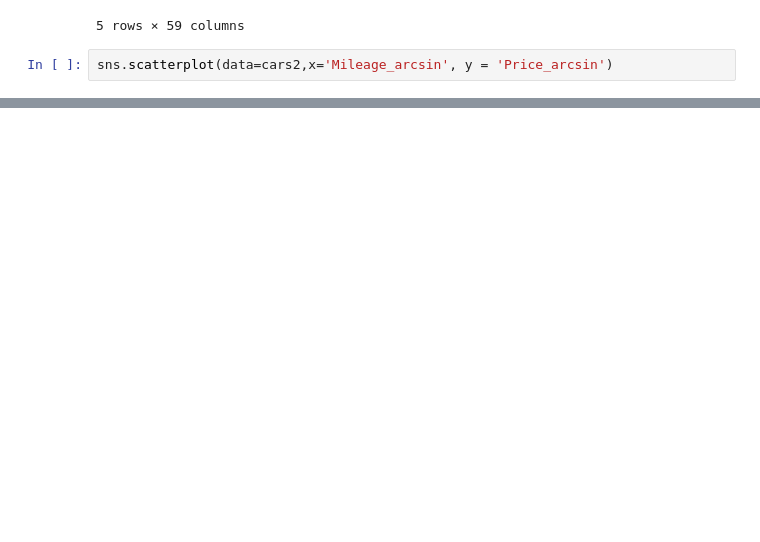
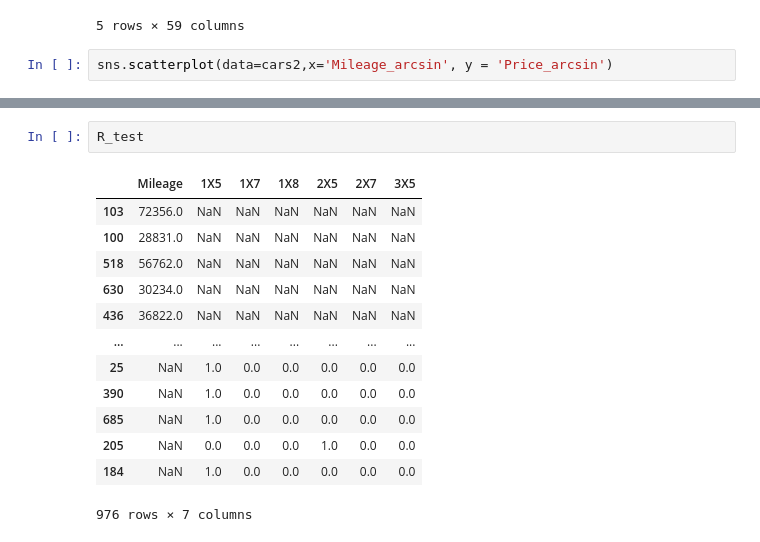
Before and after one commit to borayd3/labs, a Jupyter notebook: 04_hedonic_pricing/04_hedonic_pricing.ipynb, the cells around one changed output, grey strips where cells are left out. Saved outputs shown, nothing was run; the diff lists cells and outputs as text; blank space fills up the shorter version.

```diff
--- a/04_hedonic_pricing/04_hedonic_pricing.ipynb
+++ b/04_hedonic_pricing/04_hedonic_pricing.ipynb
@@ -221,0 +202,16 @@ ValueError: Found input variables with inconsistent numbers of samples: [1, 780]
+# %%
+R_test
+# %% [output]
+|  | Mileage | 1X5 | 1X7 | 1X8 | 2X5 | 2X7 | 3X5 |
+| 103 | 72356.0 | NaN | NaN | NaN | NaN | NaN | NaN |
+| 100 | 28831.0 | NaN | NaN | NaN | NaN | NaN | NaN |
+| 518 | 56762.0 | NaN | NaN | NaN | NaN | NaN | NaN |
+| 630 | 30234.0 | NaN | NaN | NaN | NaN | NaN | NaN |
+| 436 | 36822.0 | NaN | NaN | NaN | NaN | NaN | NaN |
+| ... | ... | ... | ... | ... | ... | ... | ... |
+| 25 | NaN | 1.0 | 0.0 | 0.0 | 0.0 | 0.0 | 0.0 |
+| 390 | NaN | 1.0 | 0.0 | 0.0 | 0.0 | 0.0 | 0.0 |
+| 685 | NaN | 1.0 | 0.0 | 0.0 | 0.0 | 0.0 | 0.0 |
+| 205 | NaN | 0.0 | 0.0 | 0.0 | 1.0 | 0.0 | 0.0 |
+| 184 | NaN | 1.0 | 0.0 | 0.0 | 0.0 | 0.0 | 0.0 |
+976 rows × 7 columns
```
Also changed, not shown: parts of 20 cells of this notebook.
